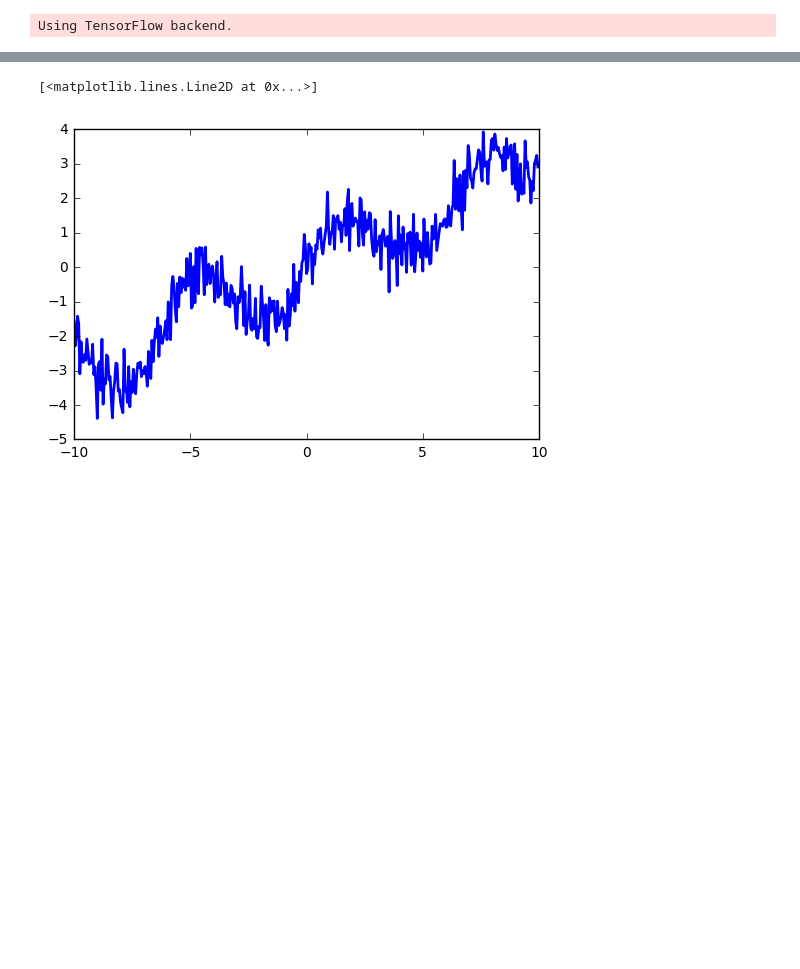
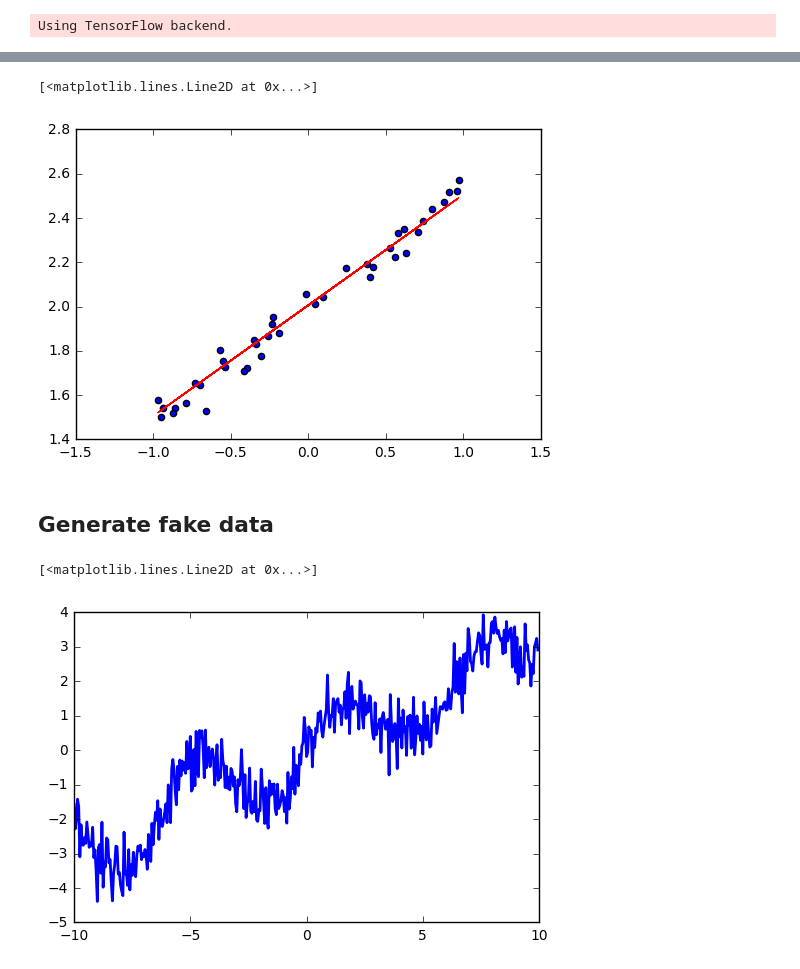
Before and after one commit to ihongChen/keras-tutorial, a Jupyter notebook: ex1_regression.ipynb, the cells around one changed output, grey strips where cells are left out. Saved outputs shown, nothing was run; the diff lists cells and outputs as text; code cells hidden in the pictures; blank space fills up the shorter version.

```diff
--- a/ex1_regression.ipynb
+++ b/ex1_regression.ipynb
@@ -14,0 +25,3 @@ Using TensorFlow backend.
+# %%
+x_train,y_train = x[:160],y[:160]
+x_test,y_test = x[160:],y[160:]
@@ -14,0 +30,7 @@ Using TensorFlow backend.
+# %%
+from keras.models import Sequential
+from keras.layers import Dense
+
+model = Sequential()
+model.add(Dense(output_dim=1,input_dim=1))
+model.compile(loss='mse',optimizer='sgd')
@@ -14,0 +39,12 @@ Using TensorFlow backend.
+# %%
+print 'training --------'
+for step in range(301):
+    cost = model.train_on_batch(x_train,y_train)
+    if step%100 ==0:
+        print 'train cost:',cost
+
+print '\ntesting ---------'
+cost = model.evaluate(x_test,y_test,batch_size=40)
+print 'test cost:',cost
+W,b = model.layers[0].get_weights()
+print 'Weight:{},\nbiases:{}'.format(W,b)
@@ -15,3 +63,12 @@ Using TensorFlow backend.
+# %%
+y_pred = model.predict(x_test)
+plt.scatter(x_test,y_test)
+plt.plot(x_test,y_pred,'r')
+# %% [output]
+[<matplotlib.lines.Line2D at 0x...>]
+[figure, added]
+# %% [markdown]
+## Generate fake data
 # %%
 np.random.seed(0)
 
```
Also changed, not shown: parts of 7 cells of this notebook, 2 other files.
